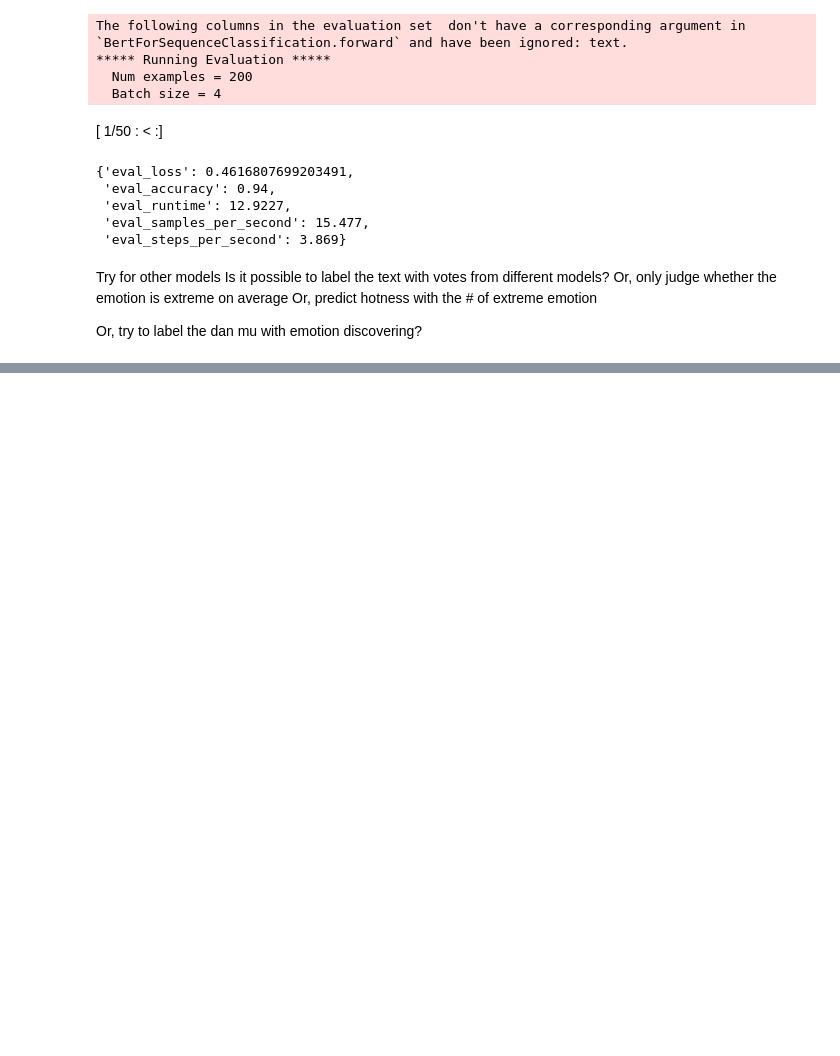
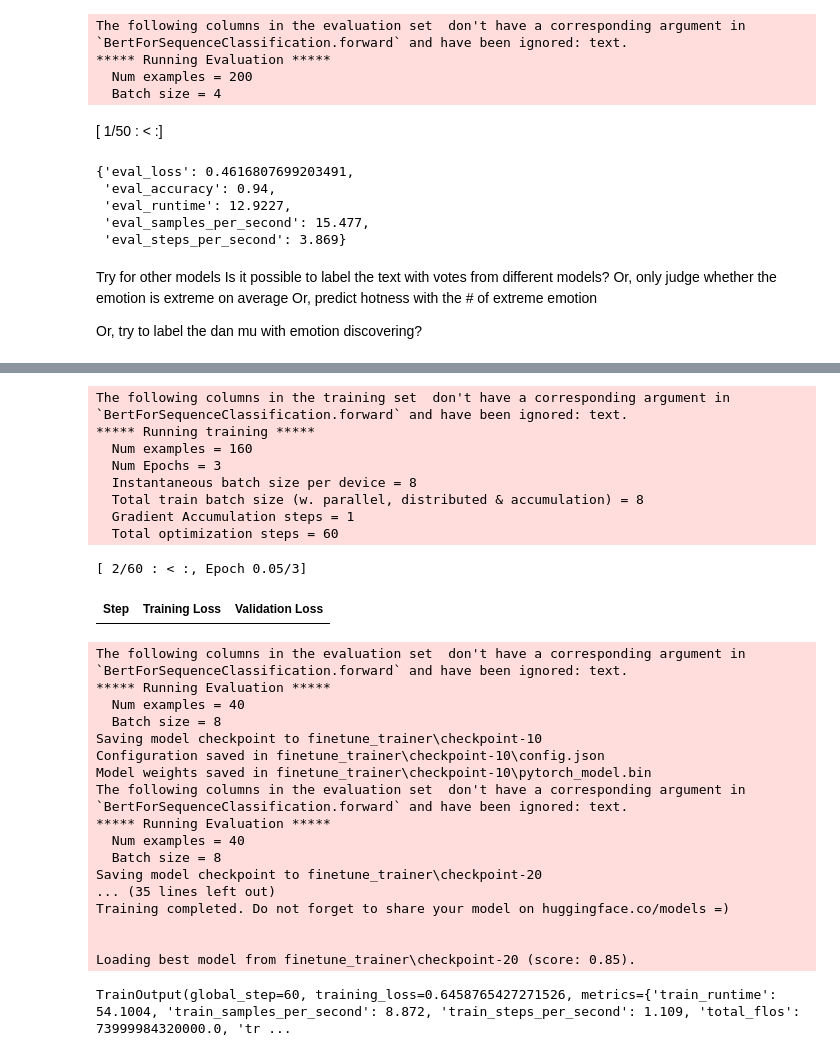
Before and after one commit to Hakump/Danmaku-Sentiment-and-Viewer-Activity, a Jupyter notebook: Ernie-finetune.ipynb, the cells around one changed output, grey strips where cells are left out. Saved outputs shown, nothing was run; the diff lists cells and outputs as text; code cells hidden in the pictures; blank space fills up the shorter version.

```diff
--- a/Ernie-finetune.ipynb
+++ b/Ernie-finetune.ipynb
@@ -273,0 +296,4 @@ def predict_danmu(danmu_list):
+# %%
+# core function that convert pandas to dataset
+from datasets import Dataset
+danmuku_dataset = Dataset.from_pandas(danmuku)
@@ -273,0 +309,4 @@ def predict_danmu(danmu_list):
+# %%
+tokenized_danmuku_dataset = danmuku_dataset.map(process_data)
+# %%
+model = AutoModelForSequenceClassification.from_pretrained("Ernie-finetuned")
@@ -273,0 +331,9 @@ def predict_danmu(danmu_list):
+# %%
+# the training argument is above, set batch size to smaller value to view the loss steps
+testor = Trainer(
+    model=model,
+    args=training_args,
+    train_dataset=tokenized_danmuku_dataset.shuffle(seed=42).select(range(160)),
+    eval_dataset=tokenized_danmuku_dataset.shuffle(seed=42).select(range(160, 200)),
+    compute_metrics=compute_metrics,
+)
@@ -273,0 +354,33 @@ def predict_danmu(danmu_list):
+# %%
+torch.cuda.empty_cache()
+model.to(device)
+testor.train()
+# %% [output]
+The following columns in the training set  don't have a corresponding argument in `BertForSequenceClassification.forward` and have been ignored: text.
+***** Running training *****
+  Num examples = 160
+  Num Epochs = 3
+  Instantaneous batch size per device = 8
+  Total train batch size (w. parallel, distributed & accumulation) = 8
+  Gradient Accumulation steps = 1
+  Total optimization steps = 60
+[ 2/60 : < :, Epoch 0.05/3]
+| Step | Training Loss | Validation Loss |
+The following columns in the evaluation set  don't have a corresponding argument in `BertForSequenceClassification.forward` and have been ignored: text.
+***** Running Evaluation *****
+  Num examples = 40
+  Batch size = 8
+Saving model checkpoint to finetune_trainer\checkpoint-10
+Configuration saved in finetune_trainer\checkpoint-10\config.json
+Model weights saved in finetune_trainer\checkpoint-10\pytorch_model.bin
+The following columns in the evaluation set  don't have a corresponding argument in `BertForSequenceClassification.forward` and have been ignored: text.
+***** Running Evaluation *****
+  Num examples = 40
+  Batch size = 8
+Saving model checkpoint to finetune_trainer\checkpoint-20
+... (35 lines left out)
+Training completed. Do not forget to share your model on huggingface.co/models =)
+
+
+Loading best model from finetune_trainer\checkpoint-20 (score: 0.85).
+TrainOutput(global_step=60, training_loss=0.6458765427271526, metrics={'train_runtime': 54.1004, 'train_samples_per_second': 8.872, 'train_steps_per_second': 1.109, 'total_flos': 73999984320000.0, 'tr ...
```
Also changed, not shown: parts of 28 cells of this notebook.
